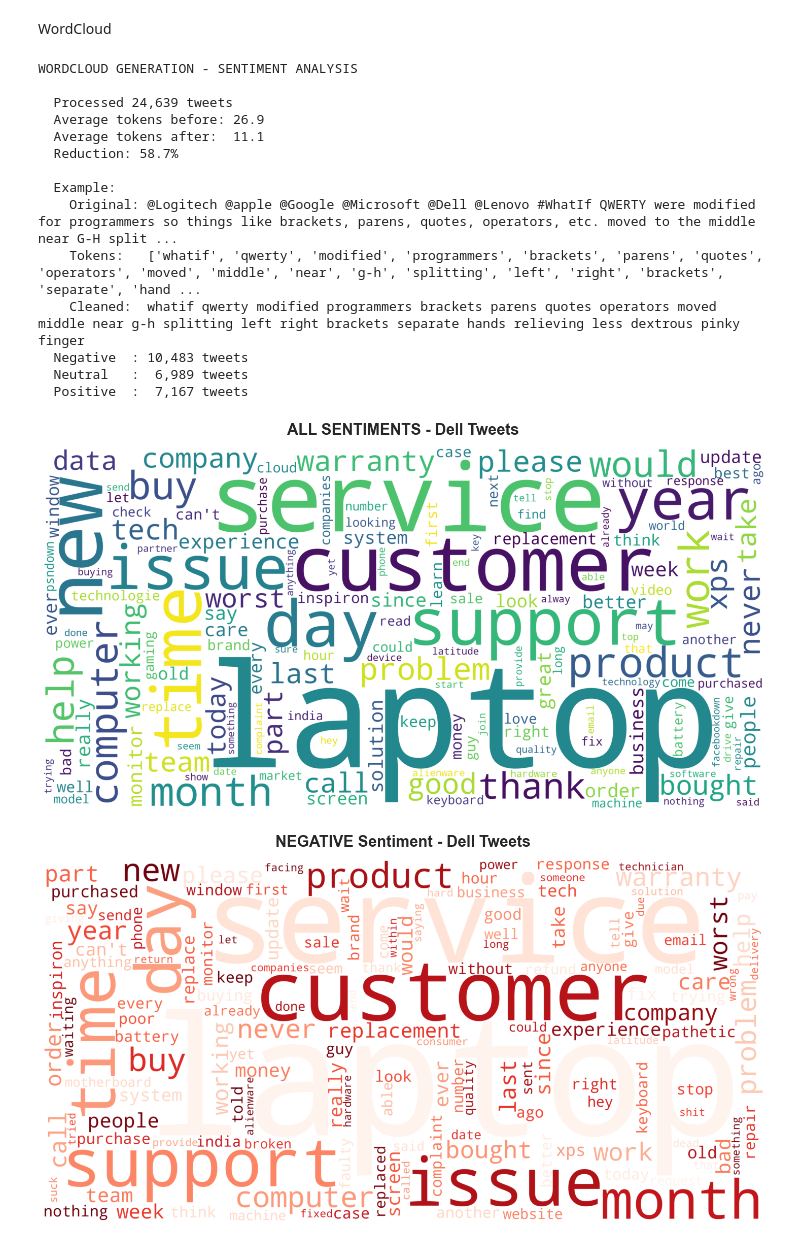
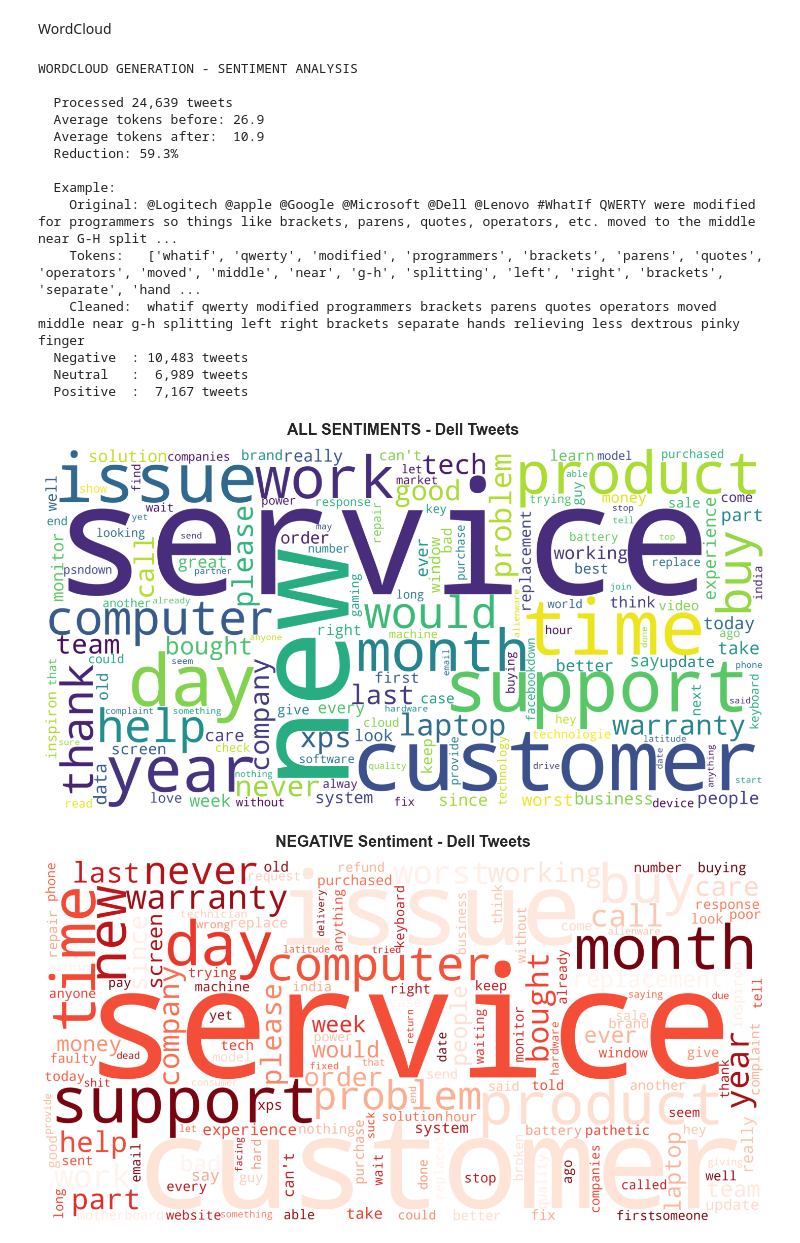
Before and after one commit to matteostronati/Data_science_project, a Jupyter notebook: notebooks/07_sentiment_analysis.ipynb, the cells around one changed output. Saved outputs shown, nothing was run; the diff lists cells and outputs as text; code cells hidden in the pictures.

```diff
--- a/notebooks/07_sentiment_analysis.ipynb
+++ b/notebooks/07_sentiment_analysis.ipynb
@@ -1023,7 +1023,7 @@ def preprocess_for_wordcloud(text):
         'see', 'seen', 'saw',
         'one', 'two', 'also', 'much', 'many',
         'even', 'back', 'still', 'way', 'etc.', 'etc',
-        'dell'  # Dell aggiunta perchè molto frequente e poco informativa
+        'dell', 'laptop','laptops','computer','computers'  #Dell e laptop/computer aggiunti perchè molto frequenti e poco informativi
     }
 
     stop_words.update(custom_stopwords)
@@ -1202,34 +1202,34 @@ ax.axis('off')
 ax.set_title('POSITIVE Sentiment - Dell Tweets', fontsize=22, fontweight='bold', pad=20)
 plt.tight_layout()
 plt.show()
 
 #Top 15 parole per sentiment
 print("\nTop 15 words by sentiment:")
 for sentiment in ['all', 'negative', 'neutral', 'positive']:
     if sentiment == 'all':
         tokens = [token for tokens_list in df['tokens'] for token in tokens_list]
     else:
         tokens = [token for tokens_list in df[df['sentiment'] == sentiment]['tokens']
                   for token in tokens_list]
 
     counter = Counter(tokens)
     print(f"\n{sentiment.upper()}:")
     for word, count in counter.most_common(15):
         print(f"  {word:<15} {count:>5}")
 # %% [output]
 WORDCLOUD GENERATION - SENTIMENT ANALYSIS
 
   Processed 24,639 tweets
   Average tokens before: 26.9
-  Average tokens after:  11.1
-  Reduction: 58.7%
+  Average tokens after:  10.9
+  Reduction: 59.3%
 
   Example:
     Original: @Logitech @apple @Google @Microsoft @Dell @Lenovo #WhatIf QWERTY were modified for programmers so things like brackets, parens, quotes, operators, etc. moved to the middle near G-H split ...
     Tokens:   ['whatif', 'qwerty', 'modified', 'programmers', 'brackets', 'parens', 'quotes', 'operators', 'moved', 'middle', 'near', 'g-h', 'splitting', 'left', 'right', 'brackets', 'separate', 'hand ...
     Cleaned:  whatif qwerty modified programmers brackets parens quotes operators moved middle near g-h splitting left right brackets separate hands relieving less dextrous pinky finger
   Negative  : 10,483 tweets
   Neutral   :  6,989 tweets
   Positive  :  7,167 tweets
-[figure, old version]
+[figure, new version]
-[figure, old version]
+[figure, new version]
```
Also changed, not shown: parts of 1 cell of this notebook.
